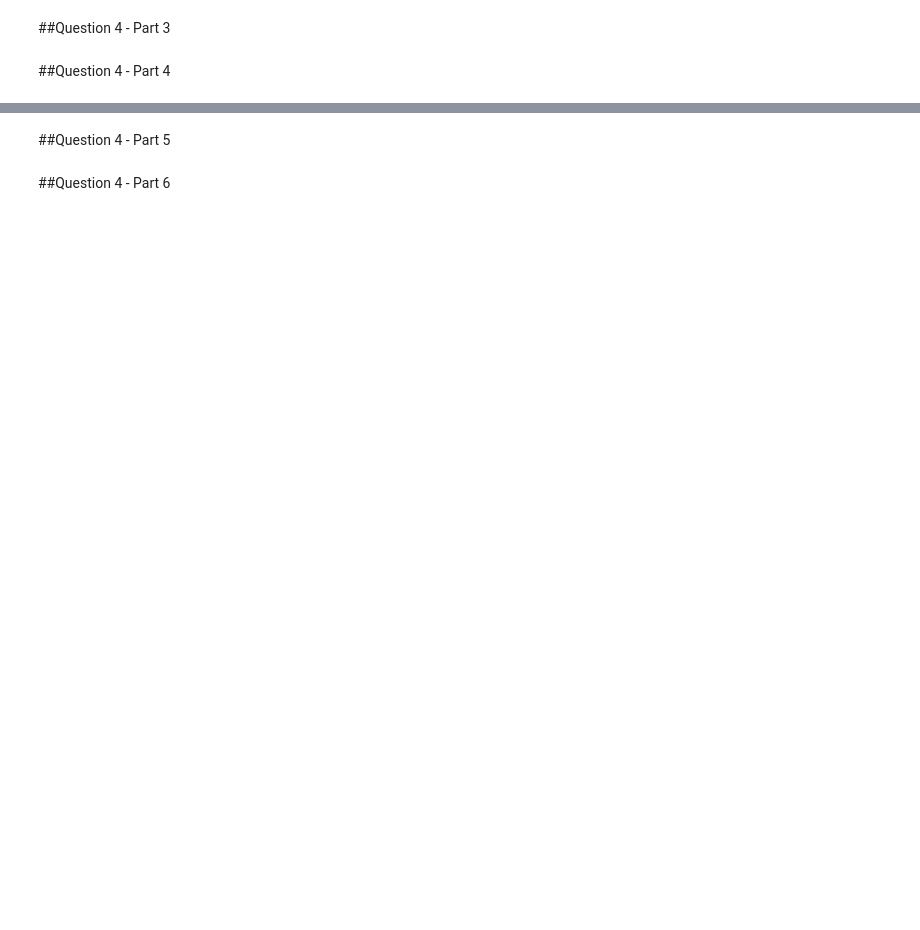
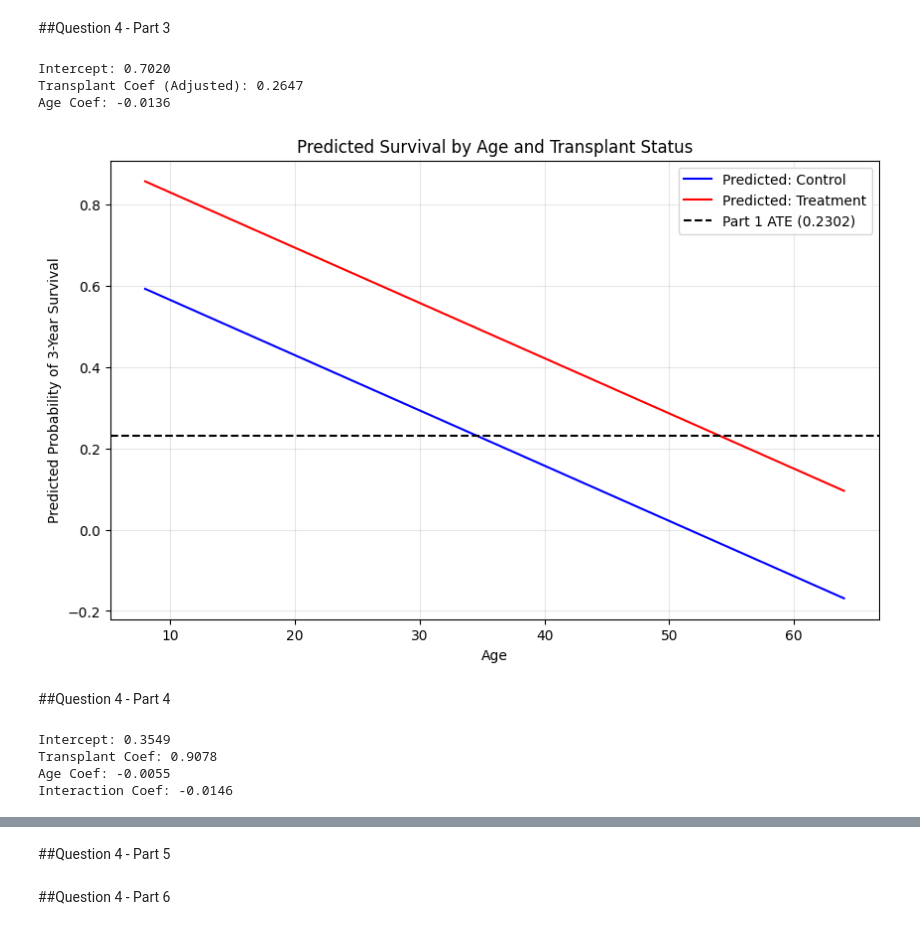
Before and after one commit to thomashooks53/undergrad_ml_assignments, a Jupyter notebook: 03_assignment_linear_models.ipynb, the cells around one changed output, grey strips where cells are left out. Drawn from its saved outputs; the diff is of its cells as text; code cells hidden in the pictures; blank space fills up the shorter version.

```diff
--- a/03_assignment_linear_models.ipynb
+++ b/03_assignment_linear_models.ipynb
@@ -586,4 +633,77 @@ Since a heart transplant is a dangerous operation and even people who successful
 # %% [markdown]
 ##Question 4 - Part 3
+# %%
+import numpy as np
+import matplotlib.pyplot as plt
+import pandas as pd
+from sklearn.linear_model import LinearRegression
+
+df = pd.read_csv('/content/data/heart_hw.csv')
+df['transplant_numeric'] = df['transplant'].map({'control': 0, 'treatment': 1})
+
+X_multi = df[['transplant_numeric', 'age']]
+y = df['y']
+model_multi = LinearRegression().fit(X_multi, y)
+
+intercept = model_multi.intercept_
+coef_transplant = model_multi.coef_[0]
+coef_age = model_multi.coef_[1]
+
+print(f"Intercept: {intercept:.4f}")
+print(f"Transplant Coef (Adjusted): {coef_transplant:.4f}")
+print(f"Age Coef: {coef_age:.4f}")
+# %% [output]
+Intercept: 0.7020
+Transplant Coef (Adjusted): 0.2647
+Age Coef: -0.0136
+# %%
+age_range = np.linspace(df['age'].min(), df['age'].max(), 100).reshape(-1, 1)
+
+pred_control = model_multi.predict(np.hstack([np.zeros_like(age_range), age_range]))
+pred_treatment = model_multi.predict(np.hstack([np.ones_like(age_range), age_range]))
+
+plt.figure(figsize=(10, 6))
+plt.plot(age_range, pred_control, label='Predicted: Control', color='blue')
+plt.plot(age_range, pred_treatment, label='Predicted: Treatment', color='red')
+
+plt.axhline(y=0.2302, color='black', linestyle='--', label='Part 1 ATE (0.2302)')
+
+plt.xlabel('Age')
+plt.ylabel('Predicted Probability of 3-Year Survival')
+plt.title('Predicted Survival by Age and Transplant Status')
+plt.legend()
+plt.grid(True, alpha=0.3)
+plt.show()
+# %% [output]
+[figure, added]
 # %% [markdown]
 ##Question 4 - Part 4
+# %%
+import pandas as pd
+import numpy as np
+import matplotlib.pyplot as plt
+from sklearn.linear_model import LinearRegression
+
+df = pd.read_csv('/content/data/heart_hw.csv')
+df['transplant_numeric'] = df['transplant'].map({'control': 0, 'treatment': 1})
+
+df['interaction'] = df['transplant_numeric'] * df['age']
+
+X_inter = df[['transplant_numeric', 'age', 'interaction']]
+y = df['y']
+model_inter = LinearRegression().fit(X_inter, y)
+
+b0 = model_inter.intercept_
+b1 = model_inter.coef_[0]
+b2 = model_inter.coef_[1]
+b3 = model_inter.coef_[2]
+
+print(f"Intercept: {b0:.4f}")
+print(f"Transplant Coef: {b1:.4f}")
+print(f"Age Coef: {b2:.4f}")
+print(f"Interaction Coef: {b3:.4f}")
+# %% [output]
+Intercept: 0.3549
+Transplant Coef: 0.9078
+Age Coef: -0.0055
+Interaction Coef: -0.0146
```
Also changed, not shown: parts of 5 cells of this notebook.
